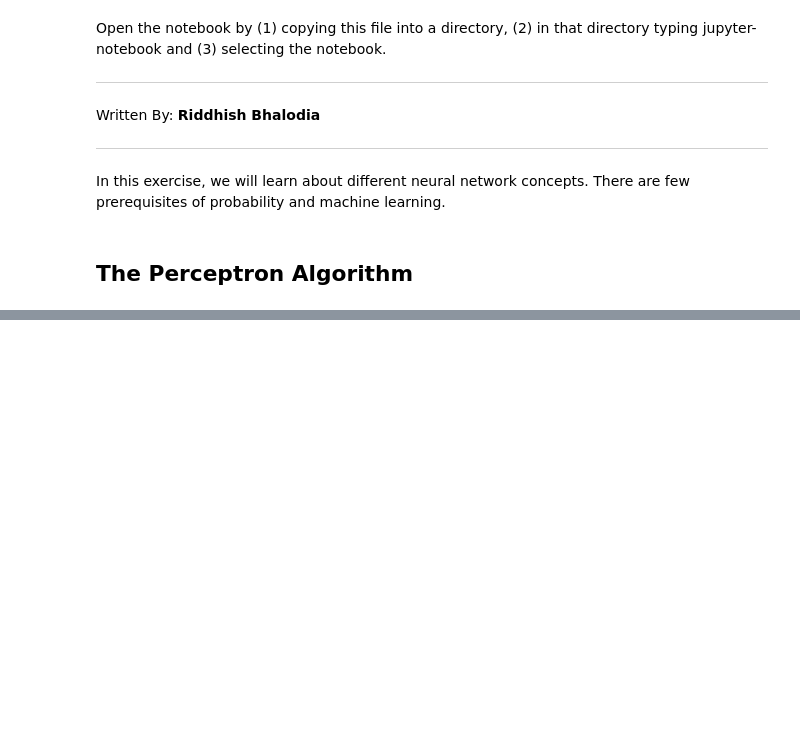
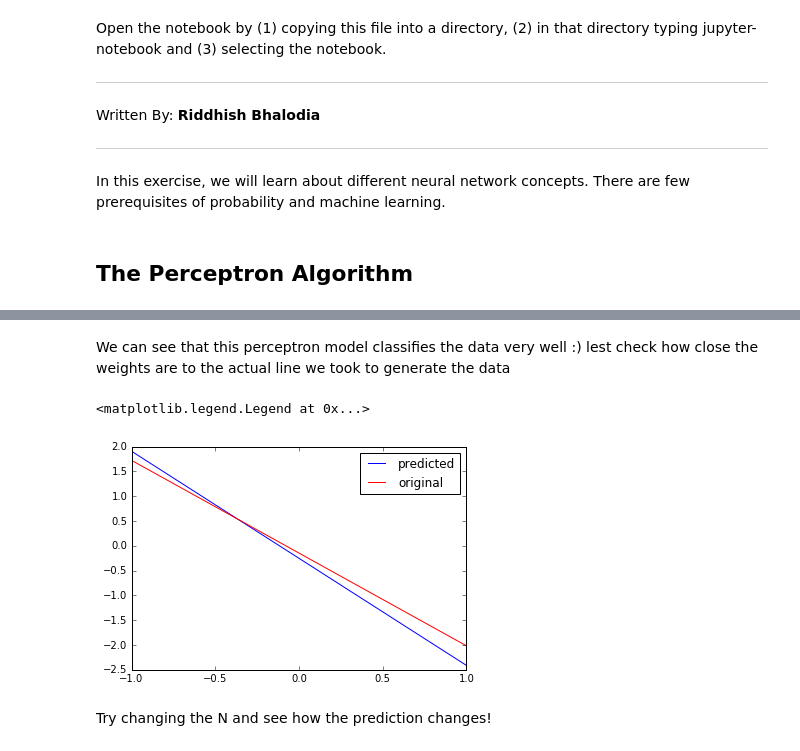
Before and after one commit to riddhishb/ipython-notebooks, a Jupyter notebook: Neural Network/Neural network.ipynb, the cells around one changed output, grey strips where cells are left out. Cells and saved outputs as stored; diff of their text form; code cells hidden in the pictures; blank space fills up the shorter version.

```diff
--- a/Neural Network/Neural network.ipynb
+++ b/Neural Network/Neural network.ipynb
@@ -41,0 +155,16 @@ Here, $\mathcal{M}$ denotes the set of all the misclassified patterns, the reaso
+# %% [markdown]
+We can see that this perceptron model classifies the data very well :) lest check how close the weights are to the actual line we took to generate the data
+# %%
+x = np.linspace(-1,1,100)
+y = -(w[0] * x + w[2]) / w[1]
+plt.plot(x,y,color='b')
+x = np.linspace(-1,1,100)
+y = -(a * x + c) / b
+plt.hold(True)
+plt.plot(x,y,color='r')
+plt.legend(['predicted', 'original'])
+# %% [output]
+<matplotlib.legend.Legend at 0x...>
+[figure, added]
+# %% [markdown]
+Try changing the N and see how the prediction changes!
```
Also changed, not shown: parts of 11 cells of this notebook.
